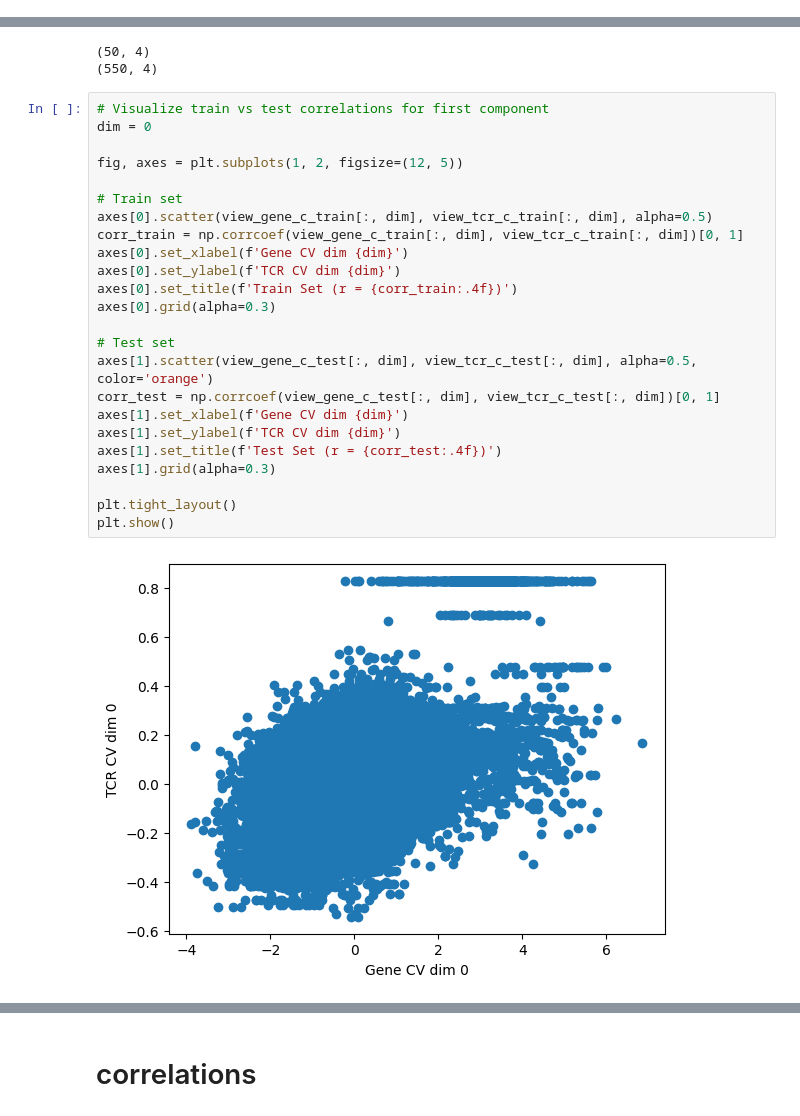
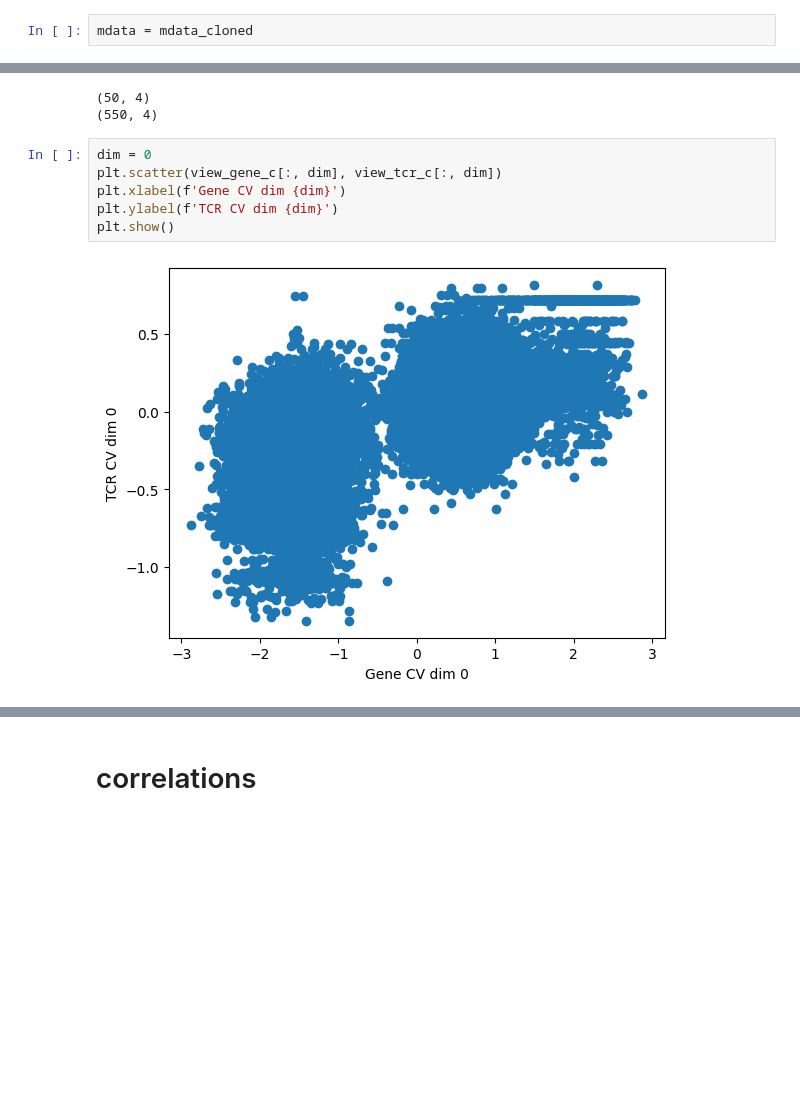
Before and after one commit to YifanZ94/Bio_CRC, a Jupyter notebook: Data processing/4_TCR_embedings.ipynb, the cells around one changed output, grey strips where cells are left out. Cells and saved outputs as stored; diff of their text form; blank space fills up the shorter version.

Commit message:
tcr score train test combined

```diff
--- a/Data processing/4_TCR_embedings.ipynb
+++ b/Data processing/4_TCR_embedings.ipynb
@@ -334,3 +336,5 @@ Reduction: 40327 -> 105261 cells
+# %%
+mdata = mdata_cloned
 # %% [markdown]
 # clusters
 # %%
@@ -526,29 +496,11 @@ print(y_loadings_df.shape)
 (50, 4)
 (550, 4)
 # %%
-# Visualize train vs test correlations for first component
 dim = 0
-
-fig, axes = plt.subplots(1, 2, figsize=(12, 5))
-
-# Train set
-axes[0].scatter(view_gene_c_train[:, dim], view_tcr_c_train[:, dim], alpha=0.5)
-corr_train = np.corrcoef(view_gene_c_train[:, dim], view_tcr_c_train[:, dim])[0, 1]
-axes[0].set_xlabel(f'Gene CV dim {dim}')
-axes[0].set_ylabel(f'TCR CV dim {dim}')
-axes[0].set_title(f'Train Set (r = {corr_train:.4f})')
-axes[0].grid(alpha=0.3)
-
-# Test set
-axes[1].scatter(view_gene_c_test[:, dim], view_tcr_c_test[:, dim], alpha=0.5, color='orange')
-corr_test = np.corrcoef(view_gene_c_test[:, dim], view_tcr_c_test[:, dim])[0, 1]
-axes[1].set_xlabel(f'Gene CV dim {dim}')
-axes[1].set_ylabel(f'TCR CV dim {dim}')
-axes[1].set_title(f'Test Set (r = {corr_test:.4f})')
-axes[1].grid(alpha=0.3)
-
-plt.tight_layout()
+plt.scatter(view_gene_c[:, dim], view_tcr_c[:, dim])
+plt.xlabel(f'Gene CV dim {dim}')
+plt.ylabel(f'TCR CV dim {dim}')
 plt.show()
 # %% [output]
-[figure, old version]
+[figure, new version]
 # %%
```
Also changed, not shown: parts of 12 cells of this notebook, 3 other files.
